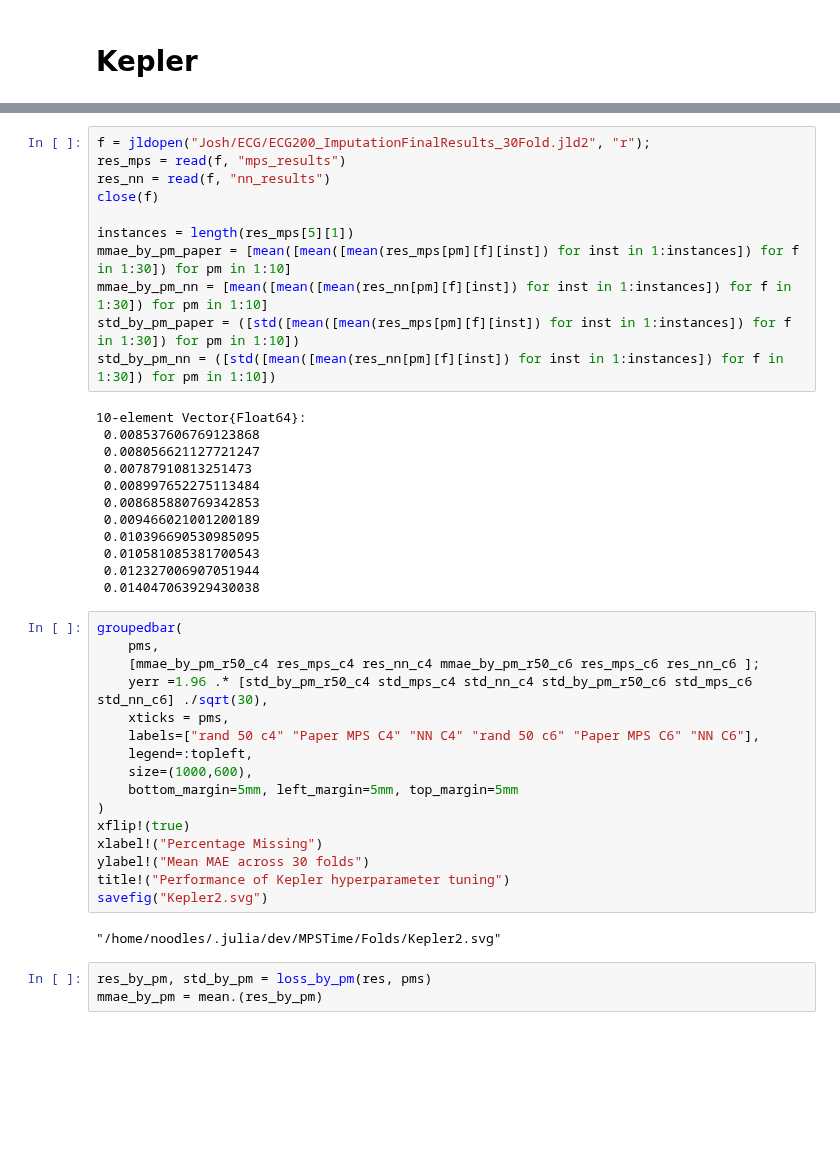
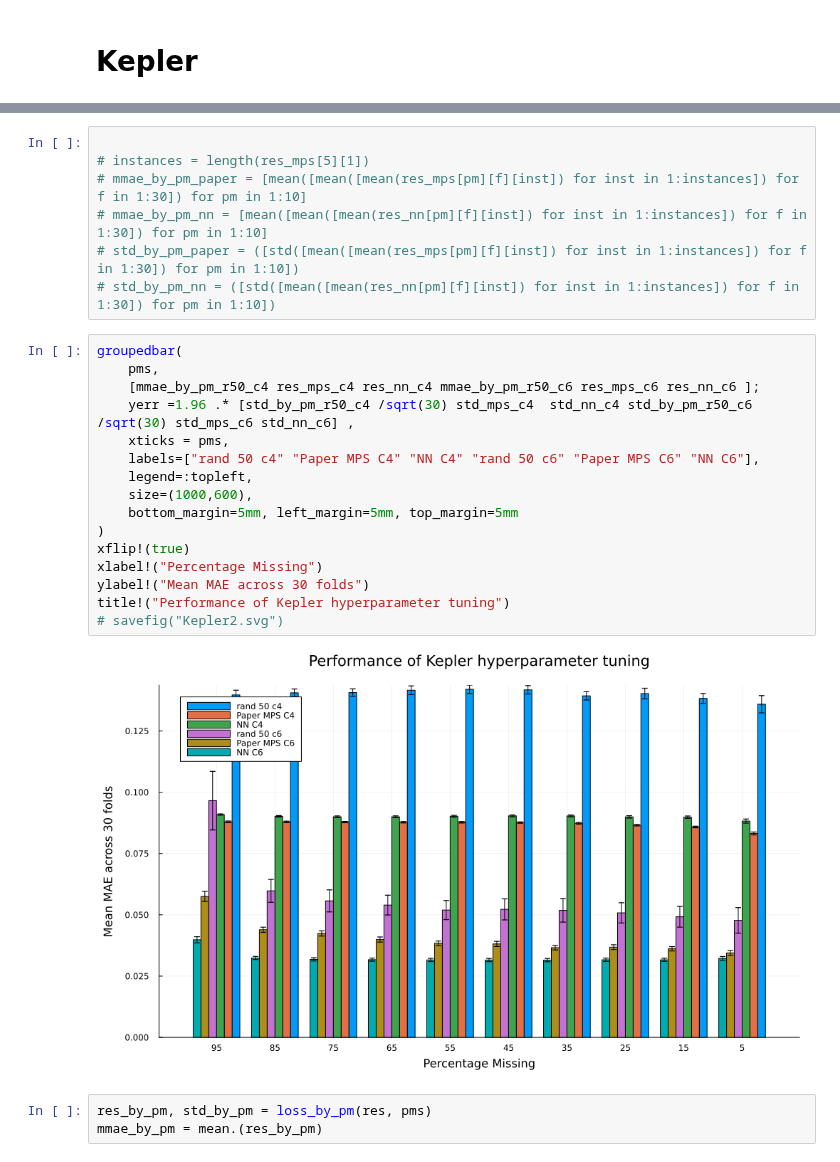
Before and after one commit to hugopstackhouse/MPSTime.jl, a Jupyter notebook: Folds/imp_results.ipynb, the cells around one changed output, grey strips where cells are left out. Cells and saved outputs as stored; diff of their text form; blank space fills up the shorter version.

```diff
--- a/Folds/imp_results.ipynb
+++ b/Folds/imp_results.ipynb
@@ -574,44 +591,28 @@ res_nn_c6
 # %%
-f = jldopen("Josh/ECG/ECG200_ImputationFinalResults_30Fold.jld2", "r");
-res_mps = read(f, "mps_results")
-res_nn = read(f, "nn_results")
-close(f)
 
-instances = length(res_mps[5][1])
-mmae_by_pm_paper = [mean([mean([mean(res_mps[pm][f][inst]) for inst in 1:instances]) for f in 1:30]) for pm in 1:10]
-mmae_by_pm_nn = [mean([mean([mean(res_nn[pm][f][inst]) for inst in 1:instances]) for f in 1:30]) for pm in 1:10]
-std_by_pm_paper = ([std([mean([mean(res_mps[pm][f][inst]) for inst in 1:instances]) for f in 1:30]) for pm in 1:10])
-std_by_pm_nn = ([std([mean([mean(res_nn[pm][f][inst]) for inst in 1:instances]) for f in 1:30]) for pm in 1:10])
+# instances = length(res_mps[5][1])
+# mmae_by_pm_paper = [mean([mean([mean(res_mps[pm][f][inst]) for inst in 1:instances]) for f in 1:30]) for pm in 1:10]
+# mmae_by_pm_nn = [mean([mean([mean(res_nn[pm][f][inst]) for inst in 1:instances]) for f in 1:30]) for pm in 1:10]
+# std_by_pm_paper = ([std([mean([mean(res_mps[pm][f][inst]) for inst in 1:instances]) for f in 1:30]) for pm in 1:10])
+# std_by_pm_nn = ([std([mean([mean(res_nn[pm][f][inst]) for inst in 1:instances]) for f in 1:30]) for pm in 1:10])
-# %% [output]
-10-element Vector{Float64}:
- 0.008537606769123868
- 0.008056621127721247
- 0.00787910813251473
- 0.008997652275113484
- 0.008685880769342853
- 0.009466021001200189
- 0.010396690530985095
- 0.010581085381700543
- 0.012327006907051944
- 0.014047063929430038
 # %%
 groupedbar(
     pms,
     [mmae_by_pm_r50_c4 res_mps_c4 res_nn_c4 mmae_by_pm_r50_c6 res_mps_c6 res_nn_c6 ];
-    yerr =1.96 .* [std_by_pm_r50_c4 std_mps_c4 std_nn_c4 std_by_pm_r50_c6 std_mps_c6 std_nn_c6] ./sqrt(30),
+    yerr =1.96 .* [std_by_pm_r50_c4 /sqrt(30) std_mps_c4  std_nn_c4 std_by_pm_r50_c6 /sqrt(30) std_mps_c6 std_nn_c6] ,
     xticks = pms,
     labels=["rand 50 c4" "Paper MPS C4" "NN C4" "rand 50 c6" "Paper MPS C6" "NN C6"],
     legend=:topleft,
     size=(1000,600),
     bottom_margin=5mm, left_margin=5mm, top_margin=5mm
 )
 xflip!(true)
 xlabel!("Percentage Missing")
 ylabel!("Mean MAE across 30 folds")
 title!("Performance of Kepler hyperparameter tuning")
-savefig("Kepler2.svg")
+# savefig("Kepler2.svg")
 # %% [output]
-"/home/noodles/.julia/dev/MPSTime/Folds/Kepler2.svg"
+[figure, added]
 # %%
 res_by_pm, std_by_pm = loss_by_pm(res, pms)
 mmae_by_pm = mean.(res_by_pm)
```
Also changed, not shown: parts of 11 cells of this notebook, 6 other files.
